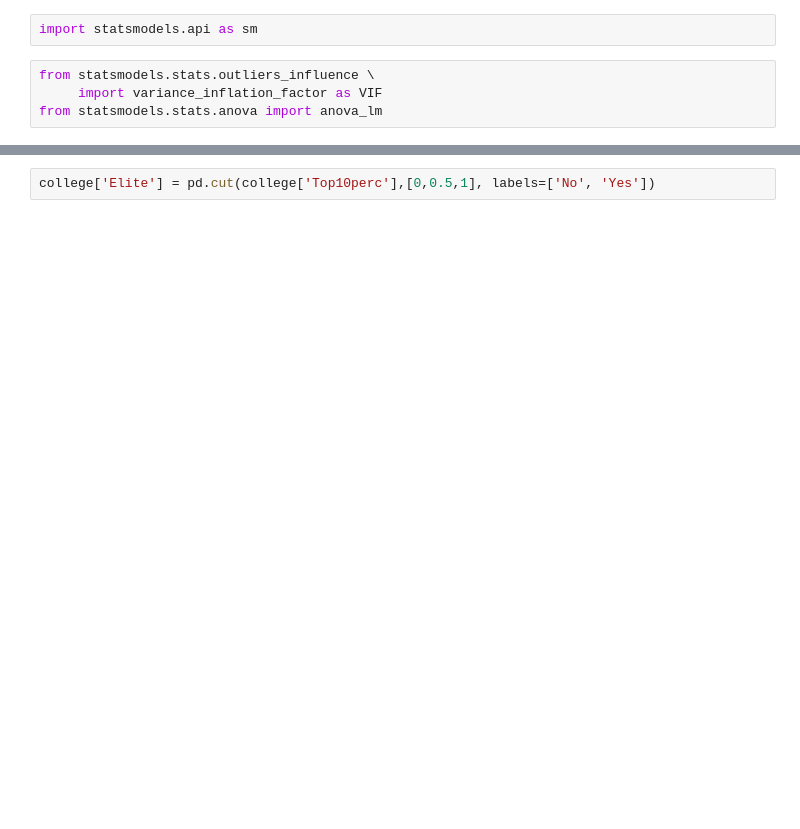
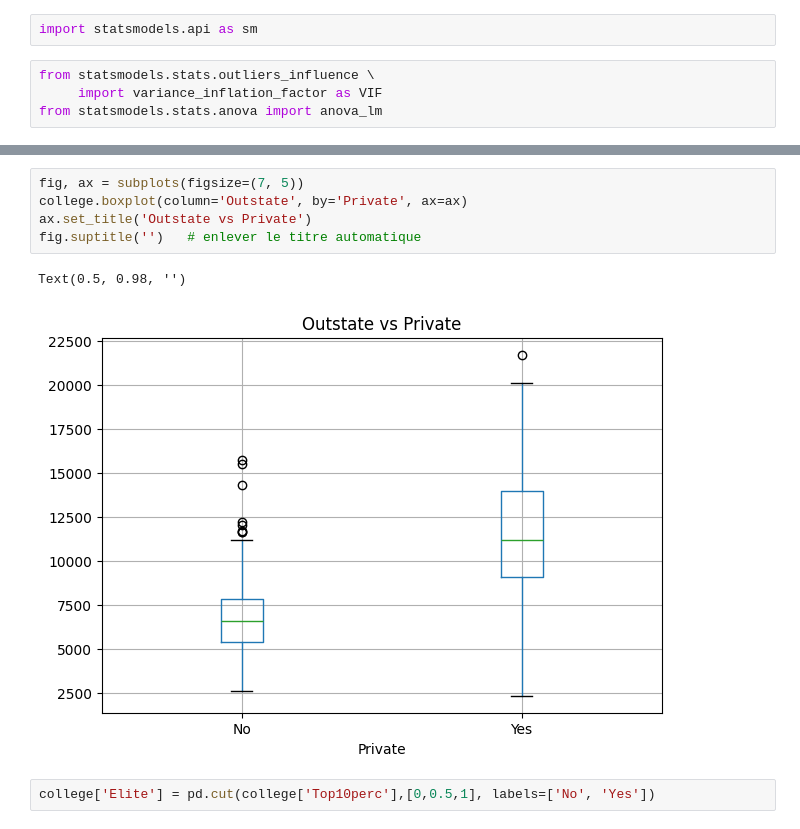
Before and after one commit to lekoundanmgedeon/machinelearning-islp, a Jupyter notebook: assignements/A1_ML/A1_ml.ipynb, the cells around one changed output, grey strips where cells are left out. Saved outputs shown, nothing was run; the diff lists cells and outputs as text; blank space fills up the shorter version.

```diff
--- a/assignements/A1_ML/A1_ml.ipynb
+++ b/assignements/A1_ML/A1_ml.ipynb
@@ -34,2 +95,10 @@ college.describe()
+# %%
+fig, ax = subplots(figsize=(7, 5))
+college.boxplot(column='Outstate', by='Private', ax=ax)
+ax.set_title('Outstate vs Private')
+fig.suptitle('')   # enlever le titre automatique
+# %% [output]
+Text(0.5, 0.98, '')
+[figure, added]
 # %%
 college['Elite'] = pd.cut(college['Top10perc'],[0,0.5,1], labels=['No', 'Yes'])
```
Also changed, not shown: parts of 31 cells of this notebook.
